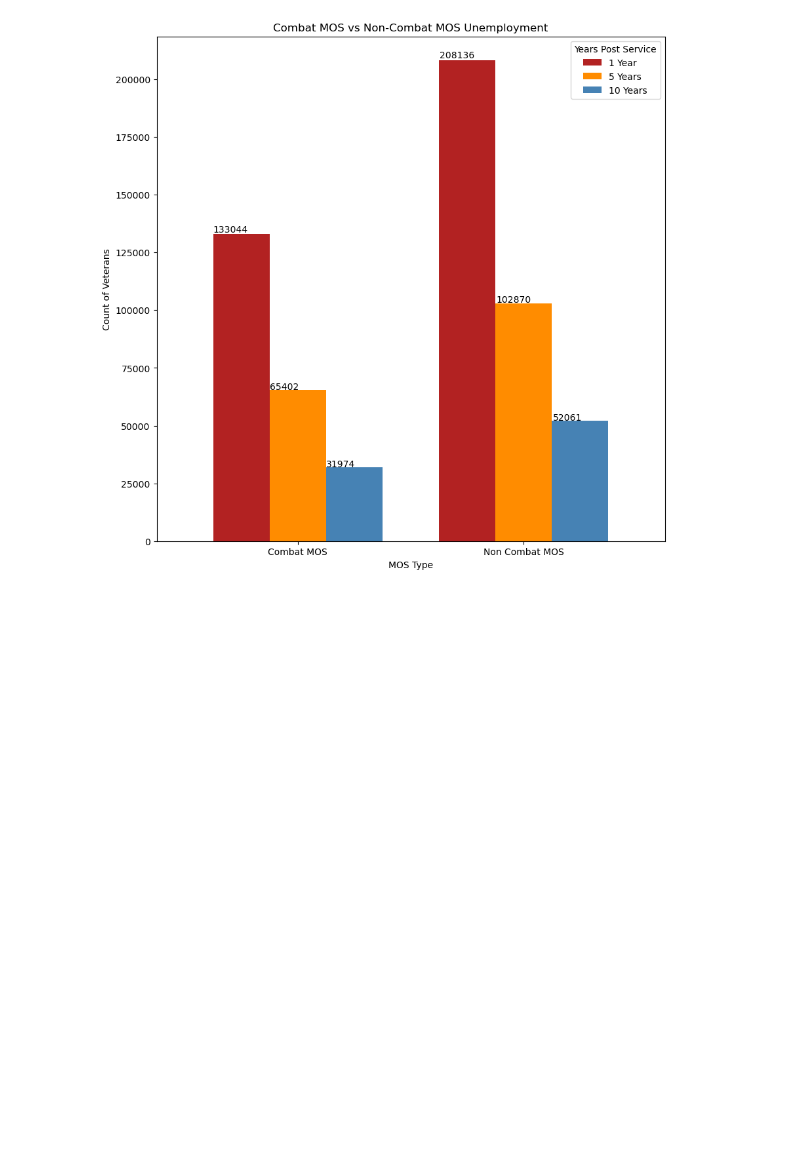
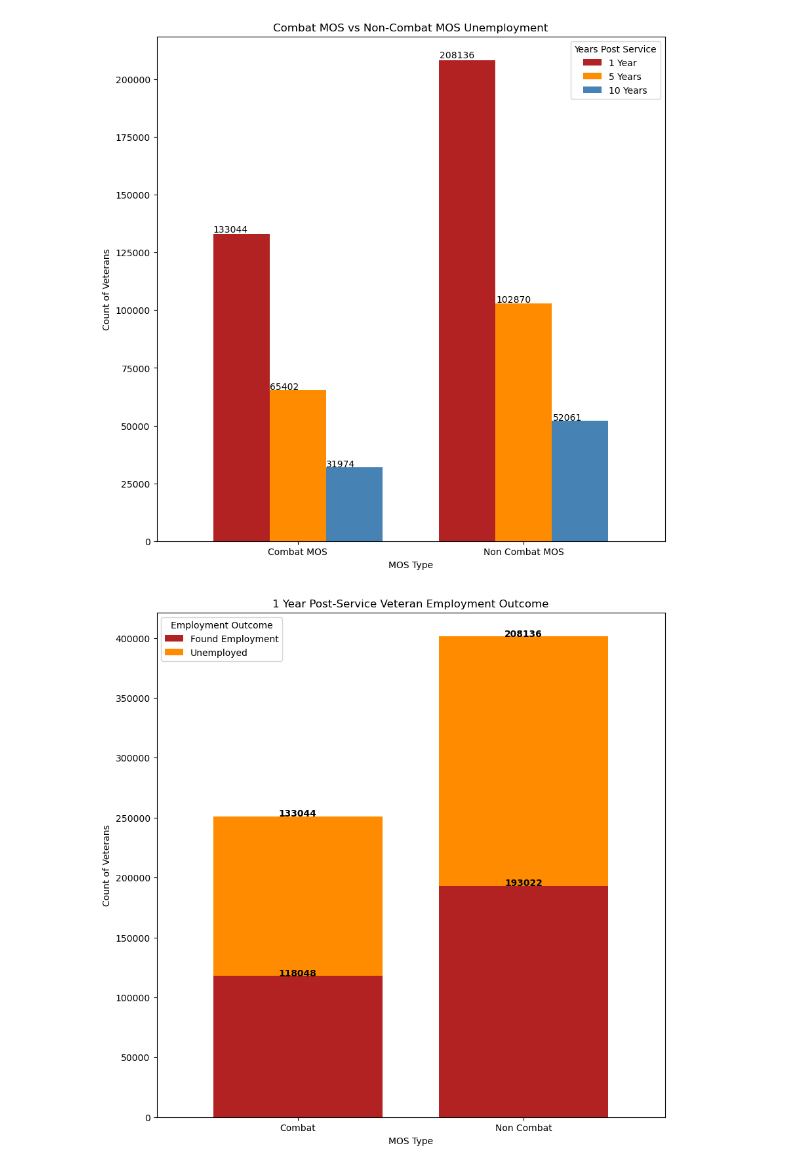
Before and after one commit to BenHallinan/veteran_employment_outcomes, a Jupyter notebook: notebooks/veo_by_mos.ipynb, the cells around one changed output. Drawn from its saved outputs; the diff is of its cells as text; code cells hidden in the pictures; blank space fills up the shorter version.

```diff
--- a/notebooks/veo_by_mos.ipynb
+++ b/notebooks/veo_by_mos.ipynb
@@ -221,0 +294,36 @@ for p in ax.patches:
+# %%
+y1_veo = {'Employed':{'Combat': y1_avg_emp_combat, 'Non Combat':y1_avg_emp_noncombat},
+         'Unemployed':{'Combat':y1_avg_unemp_combat,'Non Combat':y1_avg_unemp_noncombat}
+         }
+
+MOS_emp_stacked_y1 = pd.DataFrame(y1_veo)
+
+ax = MOS_emp_stacked_y1.plot(kind='bar', title="1 Year Post-Service Veteran Employment Outcome",
+                        width=.75,
+                        figsize=(10,10), color=['firebrick', 'darkorange',  'steelblue'], stacked=True)
+ax.set_xlabel("MOS Type")
+ax.set_ylabel("Count of Veterans")
+ax.tick_params(axis='x', labelrotation=360)
+ax.legend(["Found Employment", "Unemployed"]).set_title("Employment Outcome")
+# for p in ax.patches:
+#     ax.annotate(str(p.get_height()), (p.get_x() * 1.005, p.get_height() * 1))
+y_offset = 4
+
+for bar in ax.patches:
+  ax.text(
+      # Put the text in the middle of each bar. get_x returns the start
+      # so we add half the width to get to the middle.
+      bar.get_x() + bar.get_width() / 2,
+      # Vertically, add the height of the bar to the start of the bar,
+      # along with the offset.
+      bar.get_height() + bar.get_y() + y_offset,
+      # This is actual value we'll show.
+      round(bar.get_height()),
+      # Center the labels and style them a bit.
+      ha='center',
+      color='black',
+      weight='bold',
+      size=10
+  )
+# %% [output]
+[figure, added]
```
Also changed, not shown: parts of 14 cells of this notebook, 6 other files.
